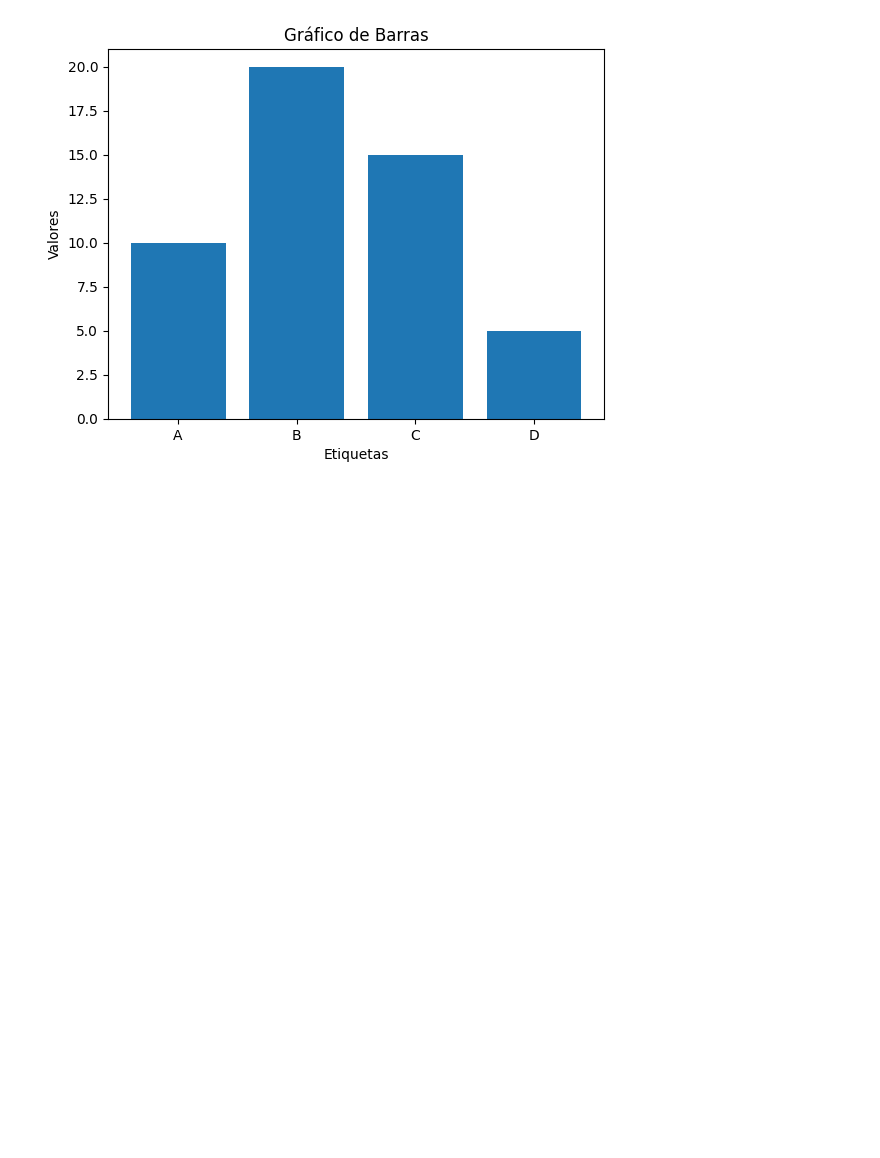
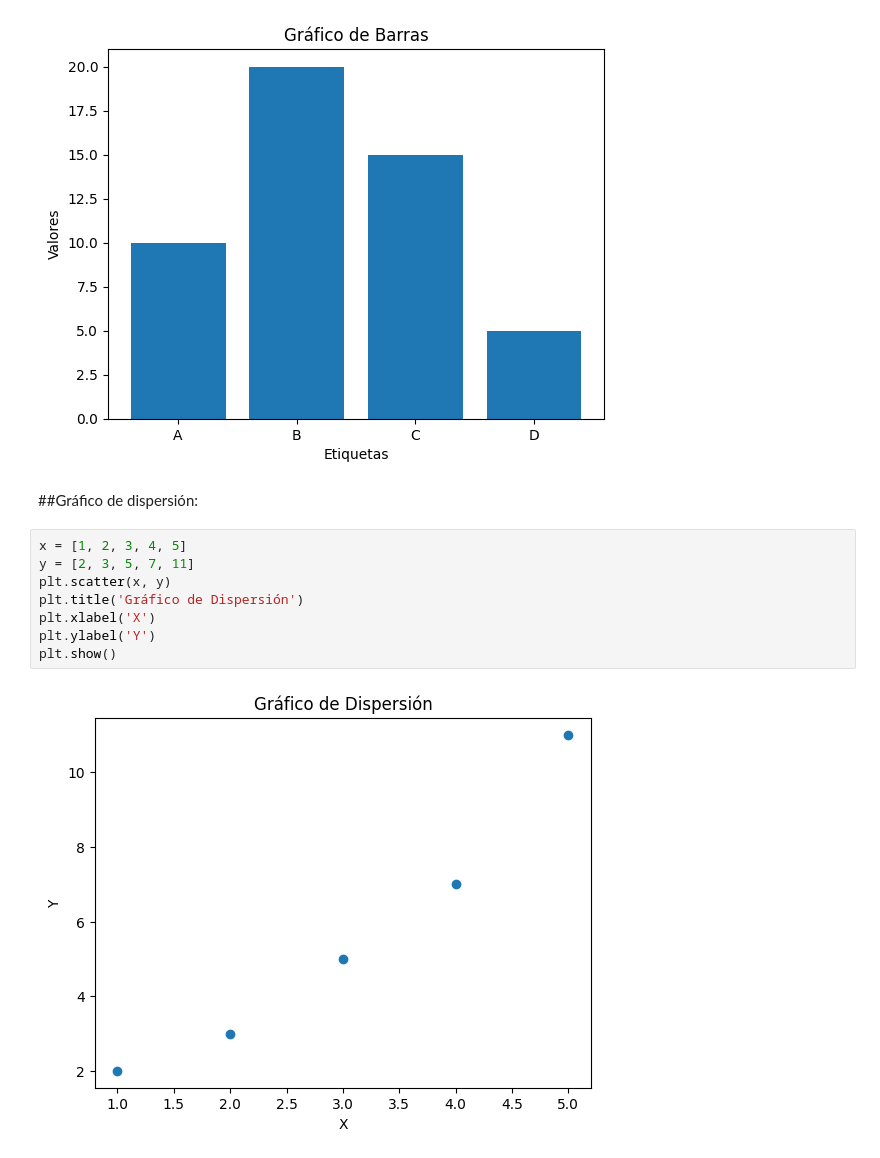
Before and after one commit to Vanessa0ne/Rails, a Jupyter notebook: estructura_de_control_phyton.ipynb, the cells around one changed output. Drawn from its saved outputs; the diff is of its cells as text; blank space fills up the shorter version.

```diff
--- a/estructura_de_control_phyton.ipynb
+++ b/estructura_de_control_phyton.ipynb
@@ -197,3 +197,15 @@ plt.ylabel('Valores')
 plt.show()
 # %% [output]
 [figure]
+# %% [markdown]
+##Gráfico de dispersión:
+# %%
+x = [1, 2, 3, 4, 5]
+y = [2, 3, 5, 7, 11]
+plt.scatter(x, y)
+plt.title('Gráfico de Dispersión')
+plt.xlabel('X')
+plt.ylabel('Y')
+plt.show()
+# %% [output]
+[figure, added]
```
Also changed, not shown: parts of 12 cells of this notebook.
